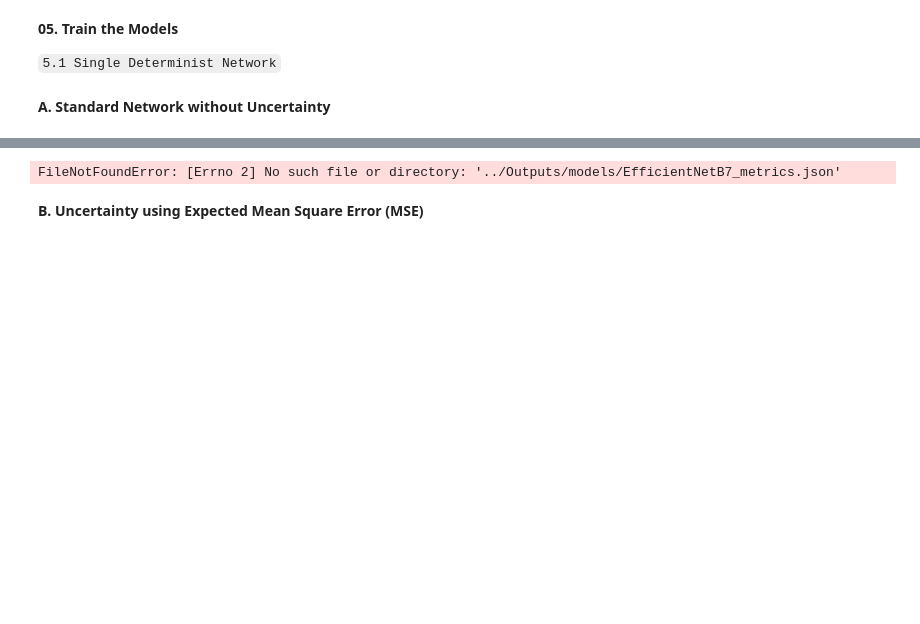
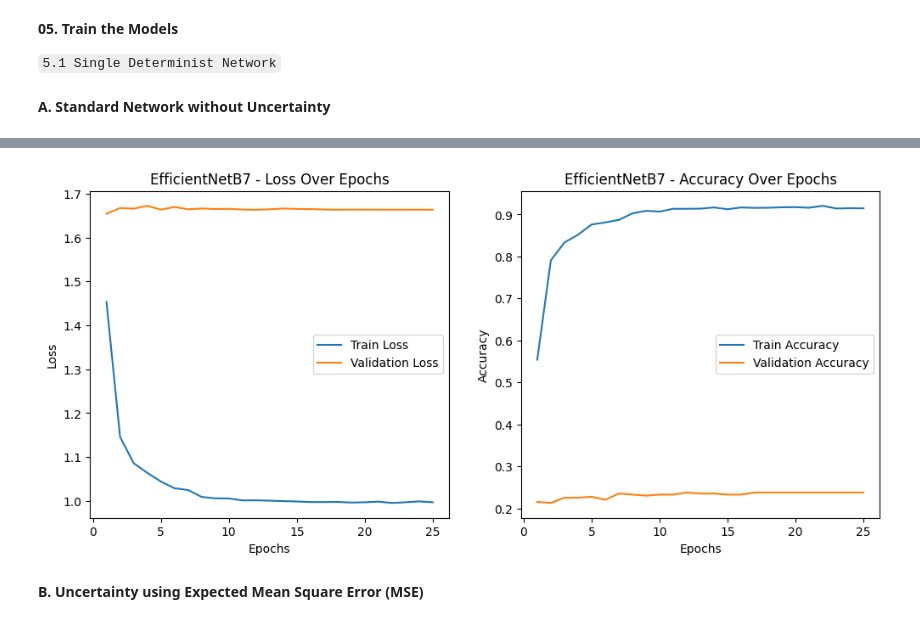
Before and after one commit to Conite002/HybridUncertaintyAwareDL, a Jupyter notebook: Experimentations/sipakmed.ipynb, the cells around one changed output, grey strips where cells are left out. Drawn from its saved outputs; the diff is of its cells as text; code cells hidden in the pictures; blank space fills up the shorter version.

Commit message:
Add EfficientNetB7 model outputs and metrics; include class distribution check in feature extraction

```diff
--- a/Experimentations/sipakmed.ipynb
+++ b/Experimentations/sipakmed.ipynb
@@ -251,14 +245,12 @@ import matplotlib.pyplot as plt
 import json
 
 
-def load_metrics(model_name):
+def load_metrics(path="..Outputs/models/EfficientNetB7_baseline_metrics.json"):
     """
     Loads training metrics from saved JSON file.
     """
 
-    metrics_path = f"../Outputs/models/{model_name}_metrics.json"
-
-    with open(metrics_path, "r") as f:
+    with open(path, "r") as f:
         metrics = json.load(f)
 
     return metrics
@@ -322,9 +306,11 @@ Model saved to /home/conite/Documents/STAGE/HybridUncertaintyAwareDL/Outputs/mod
-# %%
-model_name = "EfficientNetB7"
-metrics = load_metrics(model_name)
-plot_metrics(metrics, model_name)
-# %% [output]
-FileNotFoundError: [Errno 2] No such file or directory: '../Outputs/models/EfficientNetB7_metrics.json'
+# %%
+
+ROOT_DIR = os.path.abspath("../")
+metrics_path = os.path.join(ROOT_DIR, "Outputs/models/EfficientNetB7_baseline_metrics.json")
+metrics = load_metrics(metrics_path)
+plot_metrics(metrics, model_name="EfficientNetB7")
+# %% [output]
+[figure, added]
 # %% [markdown]
 **B. Uncertainty using Expected Mean Square Error (MSE)**
 # %% [markdown]
```
Also changed, not shown: parts of 11 cells of this notebook, 13 other files.
